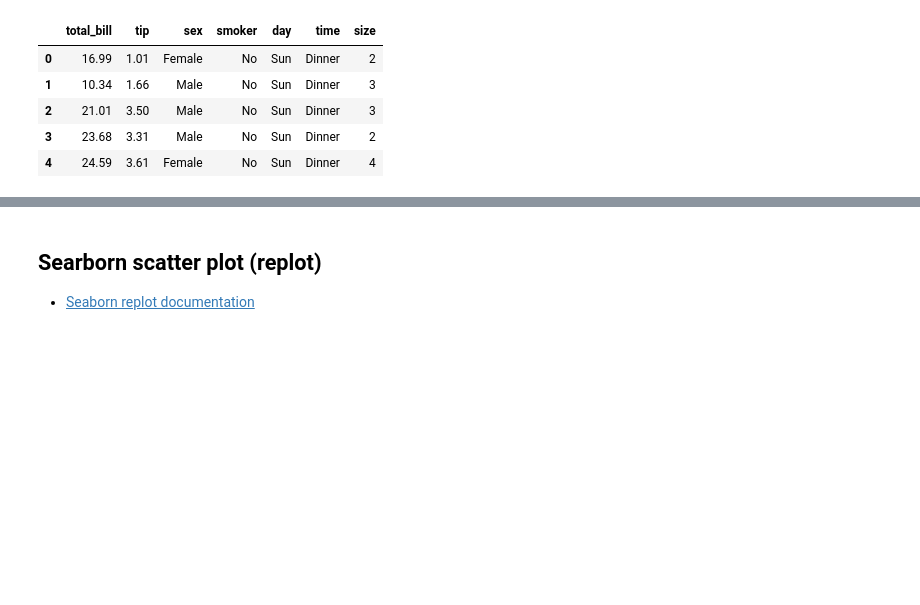
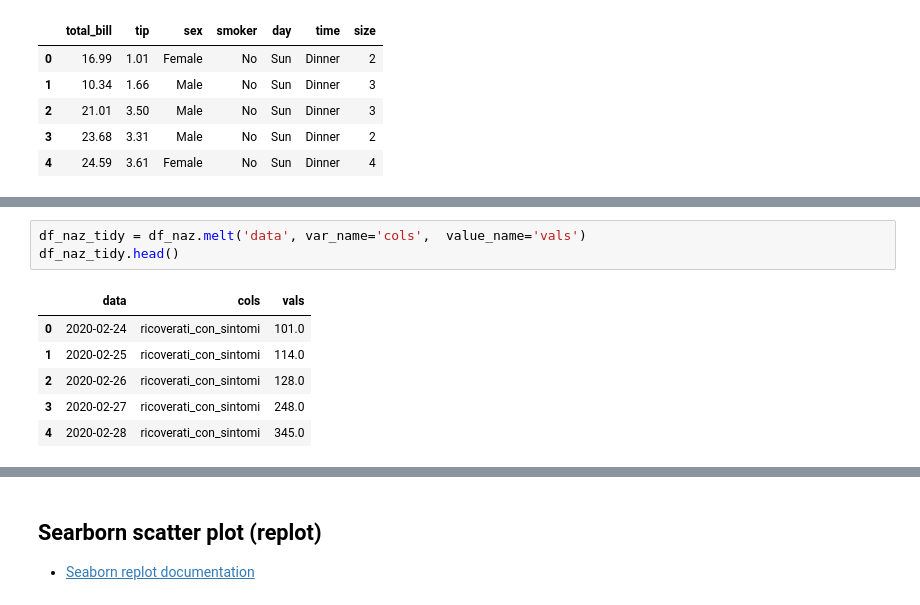
Before and after one commit to visiont3lab/tecnologie_data_science, a Jupyter notebook: book/docs/seaborn.ipynb, the cells around one changed output, grey strips where cells are left out. Saved outputs shown, nothing was run; the diff lists cells and outputs as text; blank space fills up the shorter version.

```diff
--- a/book/docs/seaborn.ipynb
+++ b/book/docs/seaborn.ipynb
@@ -55,0 +72,10 @@ display(tips.head())
+# %%
+df_naz_tidy = df_naz.melt('data', var_name='cols',  value_name='vals')
+df_naz_tidy.head()
+# %% [output]
+|  | data | cols | vals |
+| 0 | 2020-02-24 | ricoverati_con_sintomi | 101.0 |
+| 1 | 2020-02-25 | ricoverati_con_sintomi | 114.0 |
+| 2 | 2020-02-26 | ricoverati_con_sintomi | 128.0 |
+| 3 | 2020-02-27 | ricoverati_con_sintomi | 248.0 |
+| 4 | 2020-02-28 | ricoverati_con_sintomi | 345.0 |
```
Also changed, not shown: parts of 5 cells of this notebook.
